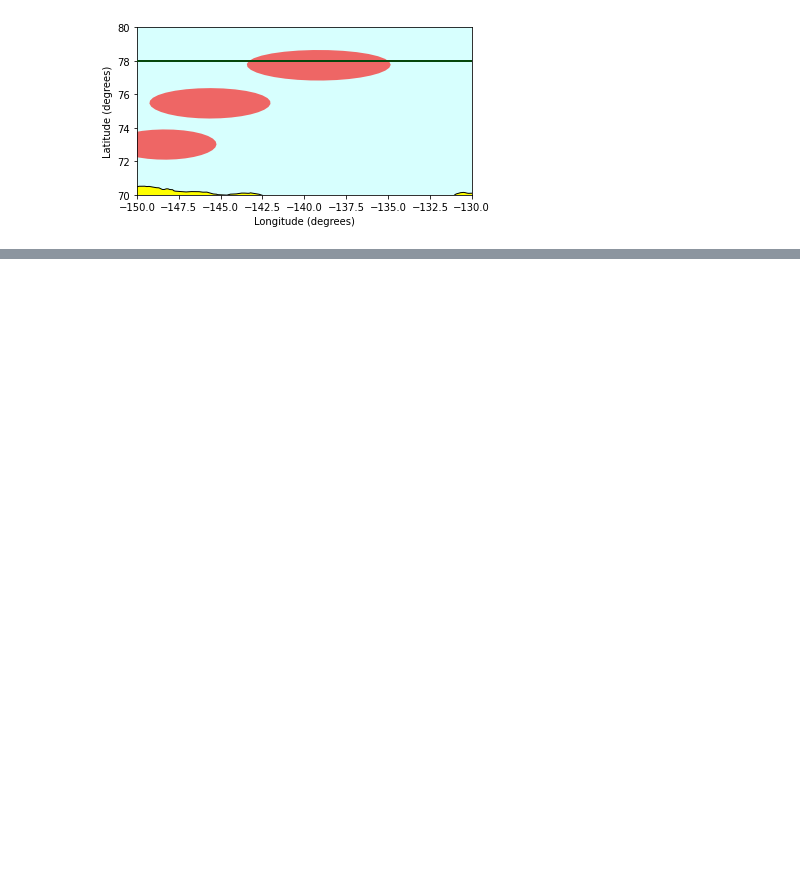
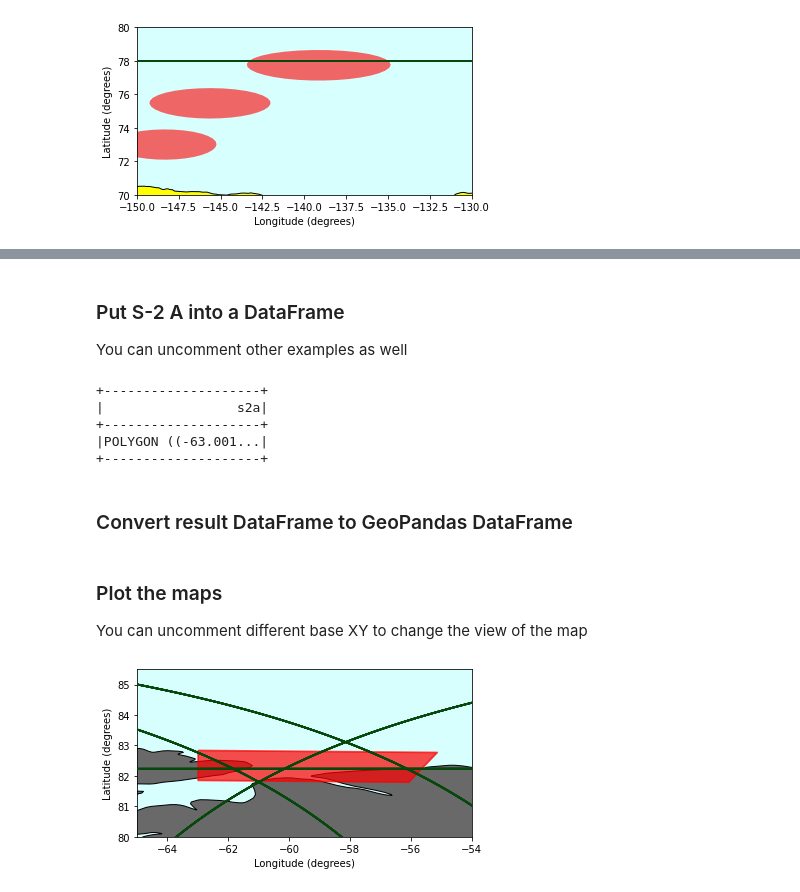
Before and after one commit to IceSpark-org/gallery, a Jupyter notebook: ICESpark-EarthCube-2022-Annual-Meeting.ipynb, the cells around one changed output, grey strips where cells are left out. Drawn from its saved outputs; the diff is of its cells as text; code cells hidden in the pictures; blank space fills up the shorter version.

```diff
--- a/ICESpark-EarthCube-2022-Annual-Meeting.ipynb
+++ b/ICESpark-EarthCube-2022-Annual-Meeting.ipynb
@@ -280,0 +409,58 @@ soda = soda_gpd.plot(ax=orbit, color='red', alpha=0.6, zorder=2)
+# %% [markdown]
+### Put S-2 A into a DataFrame
+
+You can uncomment other examples as well
+# %%
+s2_a = spark.sql('SELECT ST_FlipCoordinates(ST_PolygonFromText (\'82.852919, -63.001439, 81.869306, -63.001267, 81.810456, -56.080844, 82.785942, -55.145842, 82.852919, -63.001439\',\',\')) as s2a')
+s2_a.show()
+#s2_a = spark.sql('SELECT ST_FlipCoordinates(ST_PolygonFromText (\'82.852919, -63.001439, 81.869306, -63.001267, 81.810456, -56.080844, 82.785942, -55.145842, 82.852919, -63.001439\',\',\')) as s2a')
+#s2_b = spark.sql('SELECT ST_FlipCoordinates(ST_PolygonFromText (\'79.232286, -121.801758, 78.251639, -121.405181, 78.285072, -116.569403, 79.268856, -116.530467, 79.232286, -121.801758\',\',\')) as s2b')
+# wv_a = spark.sql('SELECT ST_FlipCoordinates(ST_PolygonFromText (\'79.76066207, -114.09955772, 79.62275657, -114.06853064, 79.69303180, -112.34933739, 79.83858880, -112.31487793, 79.76066207, -114.09955772\',\',\')) as wva')
+#s2_a.show()
+#s2_b.show()
+#wv_a.show()
+# %% [output]
++--------------------+
+|                 s2a|
++--------------------+
+|POLYGON ((-63.001...|
++--------------------+
+# %% [markdown]
+### Convert result DataFrame to GeoPandas DataFrame
+# %%
+country_gpd = gpd.GeoDataFrame(countries_df.toPandas(), geometry="geometry")
+## Separate lines for each example
+s2_gpd = gpd.GeoDataFrame(s2_a.toPandas(), geometry="s2a")
+#s2_gpd = gpd.GeoDataFrame(s2_b.toPandas(), geometry="s2b")
+# wv_gpd = gpd.GeoDataFrame(wv_a.toPandas(), geometry="wva")
+orbit_gpd = gpd.GeoDataFrame(result_df1.selectExpr('ST_FlipCoordinates(orbit) as orbit').toPandas(), geometry="orbit")
+#orbit_gpd = gpd.GeoDataFrame(result_df2.selectExpr('ST_FlipCoordinates(orbit) as orbit').toPandas(), geometry="orbit")
+# orbit_gpd = gpd.GeoDataFrame(result_df3.selectExpr('ST_FlipCoordinates(orbit) as orbit').toPandas(), geometry="orbit")
+# %% [markdown]
+### Plot the maps
+You can uncomment different base XY to change the view of the map
+# %%
+base = country_gpd.plot(color='dimgray', edgecolor='black', zorder=1)
+base.set_facecolor('#d7fffe')
+# Sentinel-2 A view
+base.set_xlim(-65, -54)
+base.set_ylim(80, 85.5)
+# Sentinel-2 B view
+#base.set_xlim(-125, -113)
+#base.set_ylim(72, 80)
+# WorldView A view
+# base.set_xlim(-115, -111)
+# base.set_ylim(78, 81)
+# Global view
+#base.set_xlim(-180, 180)
+#base.set_ylim(-90, 90)
+base.set_xlabel('Longitude (degrees)')
+base.set_ylabel('Latitude (degrees)')
+orbit = orbit_gpd.plot(ax=base, color='#06470c', linewidth=1.75, label='IS2 RGT 1298 & 1307', zorder=3)
+s2 = s2_gpd.plot(ax=orbit, color='red', alpha=0.7, edgecolor='red', linewidth=1.75, zorder=2)
+# wv = wv_gpd.plot(ax=orbit, color='red', alpha=0.7, edgecolor='red', linewidth=1.75, label='WV-2 Image', zorder=2)
+#plt.legend(loc='upper right', framealpha=1)
+#plt.title('June 22, 2019 Sentinel-2 and IS-2 crossing')
+#plt.show()
+# %% [output]
+[figure, added]
```
Also changed, not shown: parts of 11 cells of this notebook.
